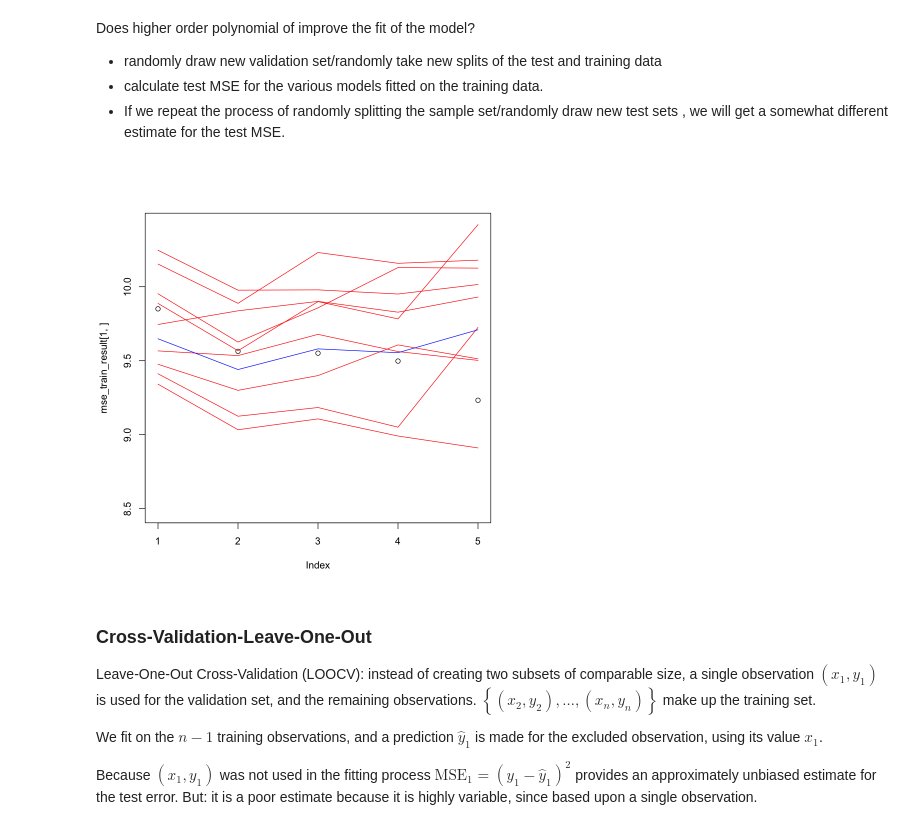
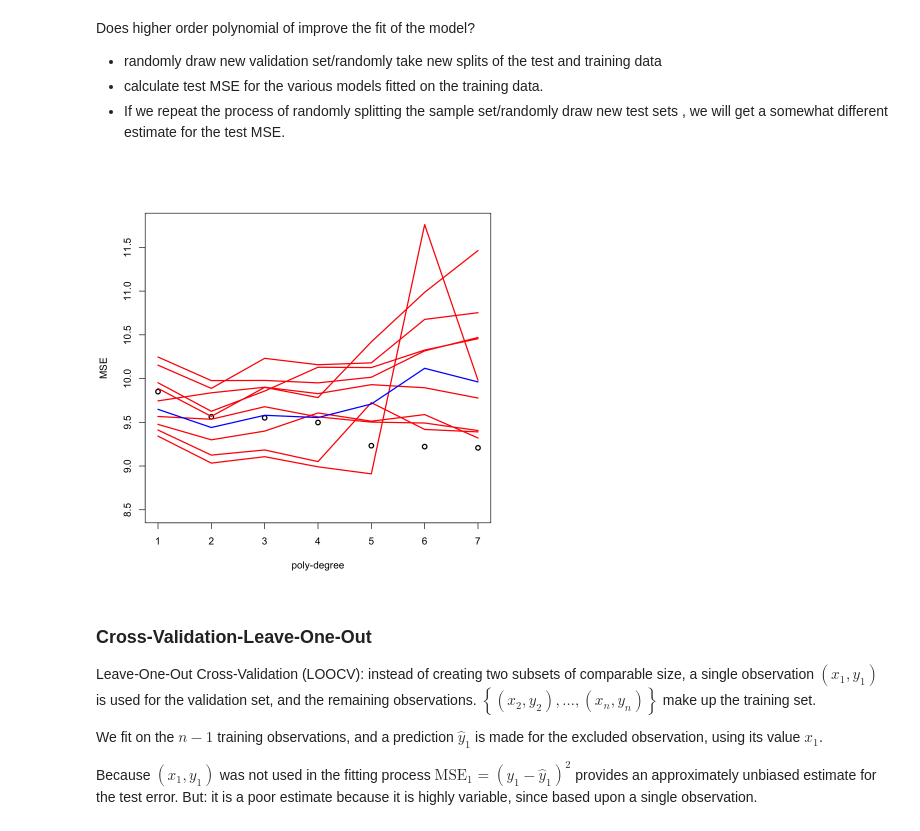
Before and after one commit to LJanys/CompStat, a Jupyter notebook: Resampling Methods.ipynb, the cells around one changed output. Drawn from its saved outputs; the diff is of its cells as text; code cells hidden in the pictures.

```diff
--- a/Resampling Methods.ipynb
+++ b/Resampling Methods.ipynb
@@ -85,7 +85,7 @@ y_test<-as.vector(data_test[,1])
 x_train_ = matrix(data=rep(1, tr_prop*n), nrow=tr_prop*n, ncol=1)
 x_test_ = matrix(data=rep(1, length(y_test)), nrow=length(y_test), ncol=1)
 sim_rep=10
-poly_degree<-4
+poly_degree<-6
 mse_test_result = matrix(nrow = sim_rep, ncol = poly_degree + 1)
 mse_train_result = matrix(nrow = sim_rep, ncol = poly_degree + 1)
 
@@ -100,38 +100,39 @@ for(sim in 1:sim_rep)
   y_train<-data_training[,1]
   x2_test<-data_test[,3]
   y_test<-as.vector(data_test[,1])
 
   ########################################################
   ###calculate the error for the different polynomials####
 
   x_train_ = matrix(data=rep(1, tr_prop*n), nrow=tr_prop*n, ncol=1)
   x_test_ = matrix(data=rep(1, length(y_test)), nrow=length(y_test), ncol=1)
-  for (i in 0:4) {
+  for (i in 0:poly_degree) {
     if (i > 0){
       x_train_ = cbind(x_train_, x2_train**i)
       x_test_ = cbind(x_test_, x2_test**i)
     }
     b_train = solve(t(x_train_)%*%x_train_)%*%(t(x_train_)%*%y_train)
     y_train_hat = x_train_%*%b_train
     mse_train = mean((y_train - y_train_hat)**2)
     y_test_hat = x_test_%*%b_train
     mse_test = mean((y_test - y_test_hat)**2)
     mse_train_result[sim,i + 1] = mean((y_train - y_train_hat)**2)
     mse_test_result[sim,i + 1]  = mean((y_test - y_test_hat)**2)
   }
 }
 
 
-plot(mse_train_result[1,],ylim=c(min(mse_test_result),max(mse_test_result)))
+
+plot(mse_train_result[1,],ylim=c(min(mse_test_result),max(mse_test_result)),ylab="MSE",xlab="poly-degree",lwd=2)
 for(i in 2:sim_rep)
 {
-  lines(mse_test_result[i,],col="red")
+  lines(mse_test_result[i,],col="red",lwd=2)
 }
 
 mean_test<-colMeans(mse_test_result)
-lines(mean_test,col="blue")
+lines(mean_test,col="blue",lwd=2)
 # %% [output]
-[figure, old version]
+[figure, new version]
 # %% [markdown]
 ### Cross-Validation-Leave-One-Out
 
```
Also changed, not shown: parts of 4 cells of this notebook, 2 other files.
